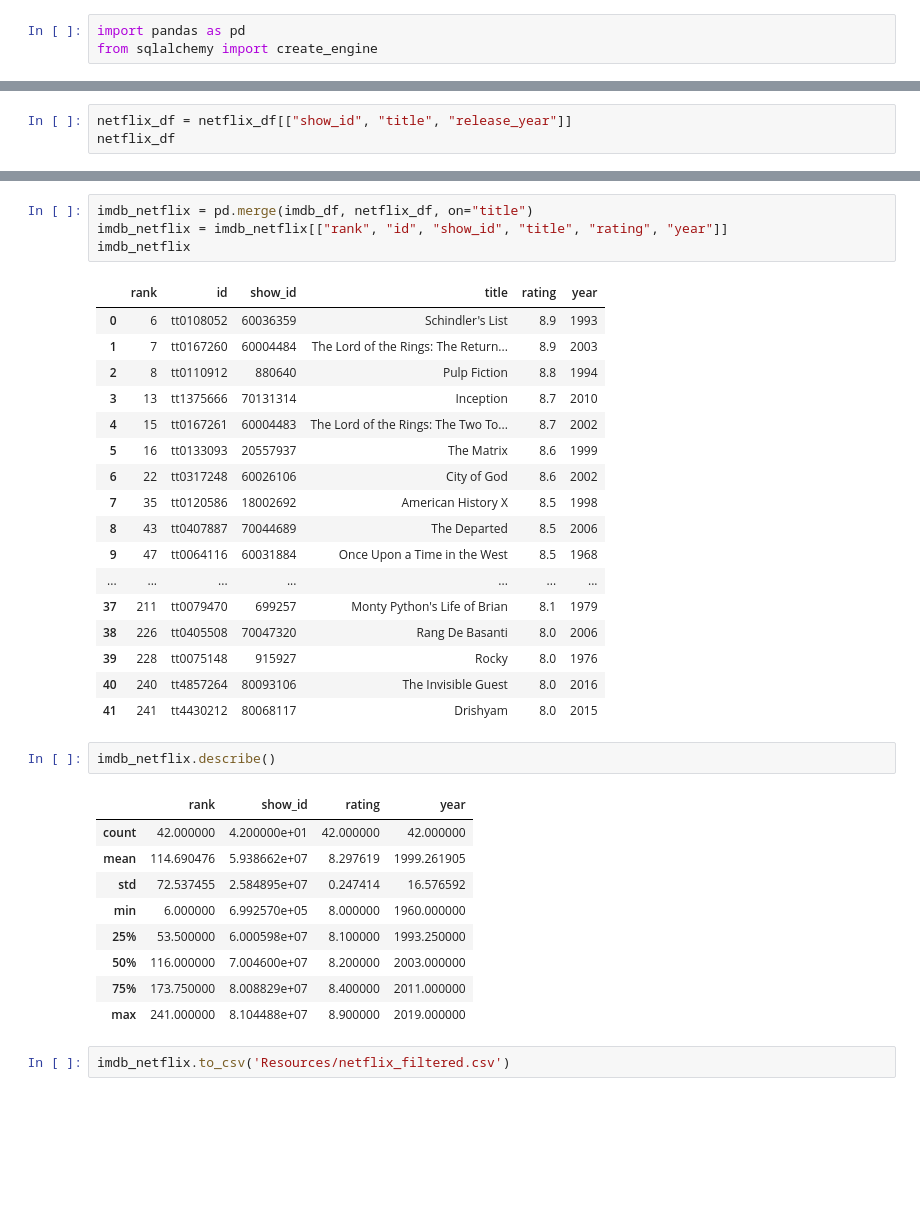
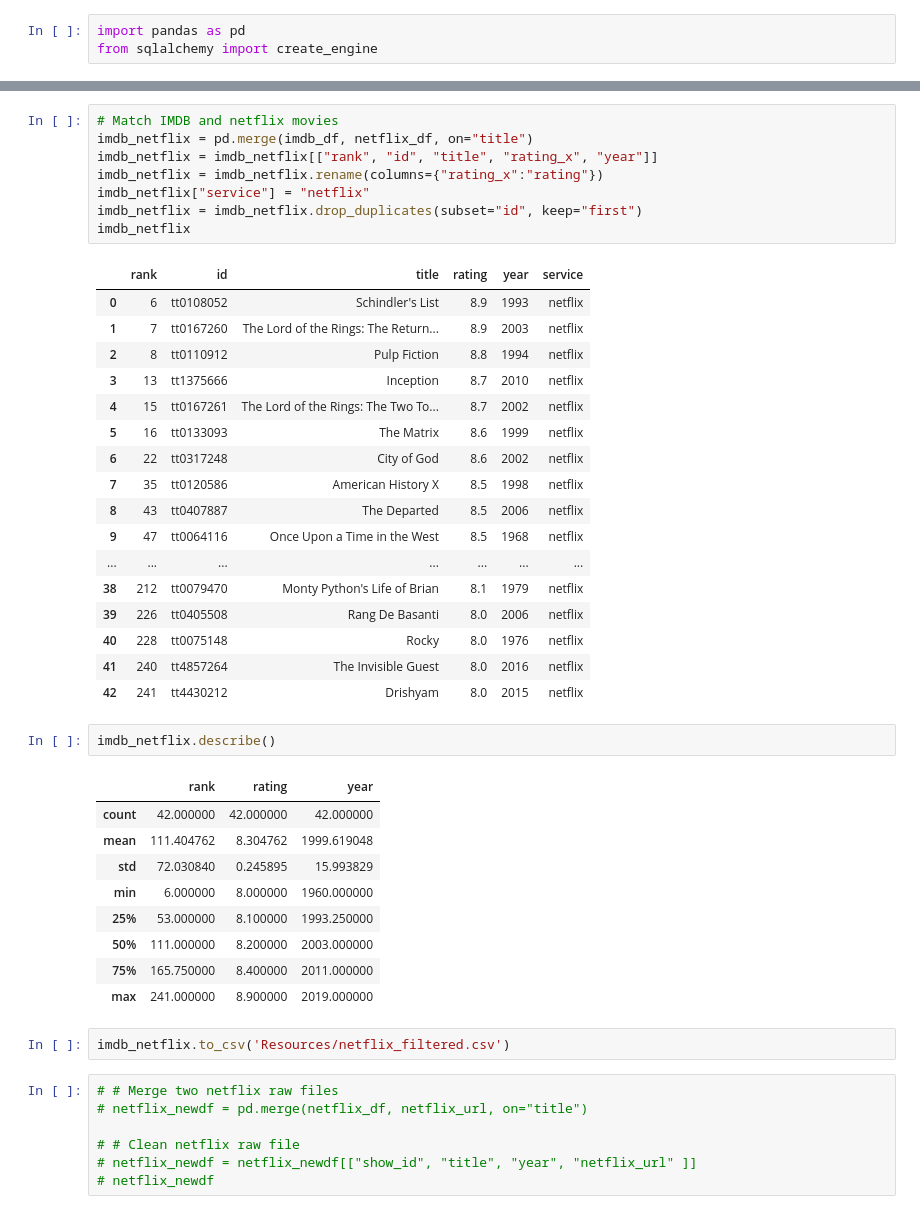
Before and after one commit to BryanWilsonRU/SolitoRylaBryan_ETL, a Jupyter notebook: netflix_clean.ipynb, the cells around one changed output, grey strips where cells are left out. Saved outputs shown, nothing was run; the diff lists cells and outputs as text; blank space fills up the shorter version.

```diff
--- a/netflix_clean.ipynb
+++ b/netflix_clean.ipynb
@@ -15,3 +7,0 @@ netflix_df.head()
-# %%
-netflix_df = netflix_df[["show_id", "title", "release_year"]]
-netflix_df
@@ -50,36 +43,47 @@ imdb_df
 # %%
+# Match IMDB and netflix movies
 imdb_netflix = pd.merge(imdb_df, netflix_df, on="title")
-imdb_netflix = imdb_netflix[["rank", "id", "show_id", "title", "rating", "year"]]
+imdb_netflix = imdb_netflix[["rank", "id", "title", "rating_x", "year"]]
+imdb_netflix = imdb_netflix.rename(columns={"rating_x":"rating"})
+imdb_netflix["service"] = "netflix"
+imdb_netflix = imdb_netflix.drop_duplicates(subset="id", keep="first")
 imdb_netflix
 # %% [output]
-|  | rank | id | show_id | title | rating | year |
-| 0 | 6 | tt0108052 | 60036359 | Schindler's List | 8.9 | 1993 |
-| 1 | 7 | tt0167260 | 60004484 | The Lord of the Rings: The Return... | 8.9 | 2003 |
-| 2 | 8 | tt0110912 | 880640 | Pulp Fiction | 8.8 | 1994 |
-| 3 | 13 | tt1375666 | 70131314 | Inception | 8.7 | 2010 |
-| 4 | 15 | tt0167261 | 60004483 | The Lord of the Rings: The Two To... | 8.7 | 2002 |
-| 5 | 16 | tt0133093 | 20557937 | The Matrix | 8.6 | 1999 |
-| 6 | 22 | tt0317248 | 60026106 | City of God | 8.6 | 2002 |
-| 7 | 35 | tt0120586 | 18002692 | American History X | 8.5 | 1998 |
-| 8 | 43 | tt0407887 | 70044689 | The Departed | 8.5 | 2006 |
-| 9 | 47 | tt0064116 | 60031884 | Once Upon a Time in the West | 8.5 | 1968 |
+|  | rank | id | title | rating | year | service |
+| 0 | 6 | tt0108052 | Schindler's List | 8.9 | 1993 | netflix |
+| 1 | 7 | tt0167260 | The Lord of the Rings: The Return... | 8.9 | 2003 | netflix |
+| 2 | 8 | tt0110912 | Pulp Fiction | 8.8 | 1994 | netflix |
+| 3 | 13 | tt1375666 | Inception | 8.7 | 2010 | netflix |
+| 4 | 15 | tt0167261 | The Lord of the Rings: The Two To... | 8.7 | 2002 | netflix |
+| 5 | 16 | tt0133093 | The Matrix | 8.6 | 1999 | netflix |
+| 6 | 22 | tt0317248 | City of God | 8.6 | 2002 | netflix |
+| 7 | 35 | tt0120586 | American History X | 8.5 | 1998 | netflix |
+| 8 | 43 | tt0407887 | The Departed | 8.5 | 2006 | netflix |
+| 9 | 47 | tt0064116 | Once Upon a Time in the West | 8.5 | 1968 | netflix |
 | ... | ... | ... | ... | ... | ... | ... |
-| 37 | 211 | tt0079470 | 699257 | Monty Python's Life of Brian | 8.1 | 1979 |
-| 38 | 226 | tt0405508 | 70047320 | Rang De Basanti | 8.0 | 2006 |
-| 39 | 228 | tt0075148 | 915927 | Rocky | 8.0 | 1976 |
-| 40 | 240 | tt4857264 | 80093106 | The Invisible Guest | 8.0 | 2016 |
-| 41 | 241 | tt4430212 | 80068117 | Drishyam | 8.0 | 2015 |
+| 38 | 212 | tt0079470 | Monty Python's Life of Brian | 8.1 | 1979 | netflix |
+| 39 | 226 | tt0405508 | Rang De Basanti | 8.0 | 2006 | netflix |
+| 40 | 228 | tt0075148 | Rocky | 8.0 | 1976 | netflix |
+| 41 | 240 | tt4857264 | The Invisible Guest | 8.0 | 2016 | netflix |
+| 42 | 241 | tt4430212 | Drishyam | 8.0 | 2015 | netflix |
 # %%
 imdb_netflix.describe()
 # %% [output]
-|  | rank | show_id | rating | year |
-| count | 42.000000 | 4.200000e+01 | 42.000000 | 42.000000 |
-| mean | 114.690476 | 5.938662e+07 | 8.297619 | 1999.261905 |
-| std | 72.537455 | 2.584895e+07 | 0.247414 | 16.576592 |
-| min | 6.000000 | 6.992570e+05 | 8.000000 | 1960.000000 |
-| 25% | 53.500000 | 6.000598e+07 | 8.100000 | 1993.250000 |
-| 50% | 116.000000 | 7.004600e+07 | 8.200000 | 2003.000000 |
-| 75% | 173.750000 | 8.008829e+07 | 8.400000 | 2011.000000 |
-| max | 241.000000 | 8.104488e+07 | 8.900000 | 2019.000000 |
+|  | rank | rating | year |
+| count | 42.000000 | 42.000000 | 42.000000 |
+| mean | 111.404762 | 8.304762 | 1999.619048 |
+| std | 72.030840 | 0.245895 | 15.993829 |
+| min | 6.000000 | 8.000000 | 1960.000000 |
+| 25% | 53.000000 | 8.100000 | 1993.250000 |
+| 50% | 111.000000 | 8.200000 | 2003.000000 |
+| 75% | 165.750000 | 8.400000 | 2011.000000 |
+| max | 241.000000 | 8.900000 | 2019.000000 |
 # %%
 imdb_netflix.to_csv('Resources/netflix_filtered.csv')
+# %%
+# # Merge two netflix raw files
+# netflix_newdf = pd.merge(netflix_df, netflix_url, on="title")
+
+# # Clean netflix raw file
+# netflix_newdf = netflix_newdf[["show_id", "title", "year", "netflix_url" ]]
+# netflix_newdf
```
Also changed, not shown: parts of 7 cells of this notebook, 1 other file.
